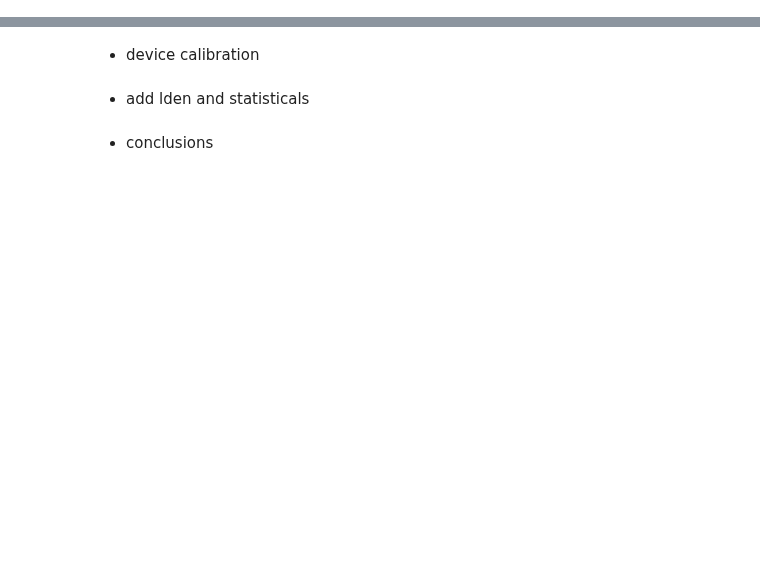
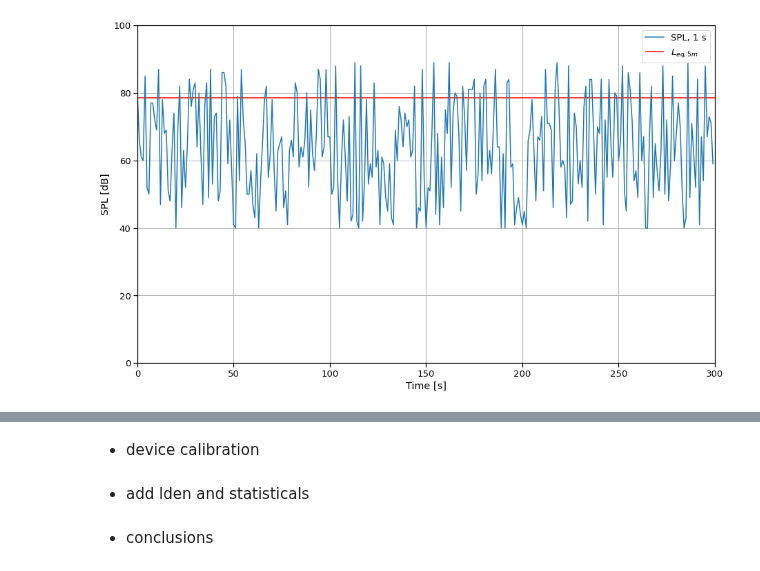
Before and after one commit to tiaqui/my_thesis, a Jupyter notebook: notebooks/5. Acoustic measurements.ipynb, the cells around one changed output, grey strips where cells are left out. Drawn from its saved outputs; the diff is of its cells as text; code cells hidden in the pictures; blank space fills up the shorter version.

Commit message:
progress on notebook 5

```diff
--- a/notebooks/5. Acoustic measurements.ipynb
+++ b/notebooks/5. Acoustic measurements.ipynb
@@ -34,0 +37,25 @@ In urban noise measurement the **$L_{A,eq}$** is perhaps the most widely used in
+# %%
+import numpy as np
+import matplotlib.pyplot as plt
+import seaborn as sns
+
+plt.rcParams["figure.figsize"] = (15,9)
+sns.set_context('notebook', font_scale=1.2)
+
+# Sampling frequency
+FS = 48000
+
+levels = np.random.randint(low=40, high=90, size=5*60)
+leq = 10*np.log10(1/len(levels) * np.sum([10**(l/10) for l in levels]))
+
+plt.plot(range(len(levels)), levels, label='SPL, 1 s')
+plt.hlines(leq, 0, len(levels), color='r', label='$L_{eq, 5 m}$')
+
+plt.xlabel('Time [s]')
+plt.ylabel('SPL [dB]')
+plt.xlim([0, 5*60])
+plt.ylim([0, 100])
+plt.legend()
+plt.grid('on');
+# %% [output]
+[figure, added]
```
Also changed, not shown: parts of 2 cells of this notebook.
